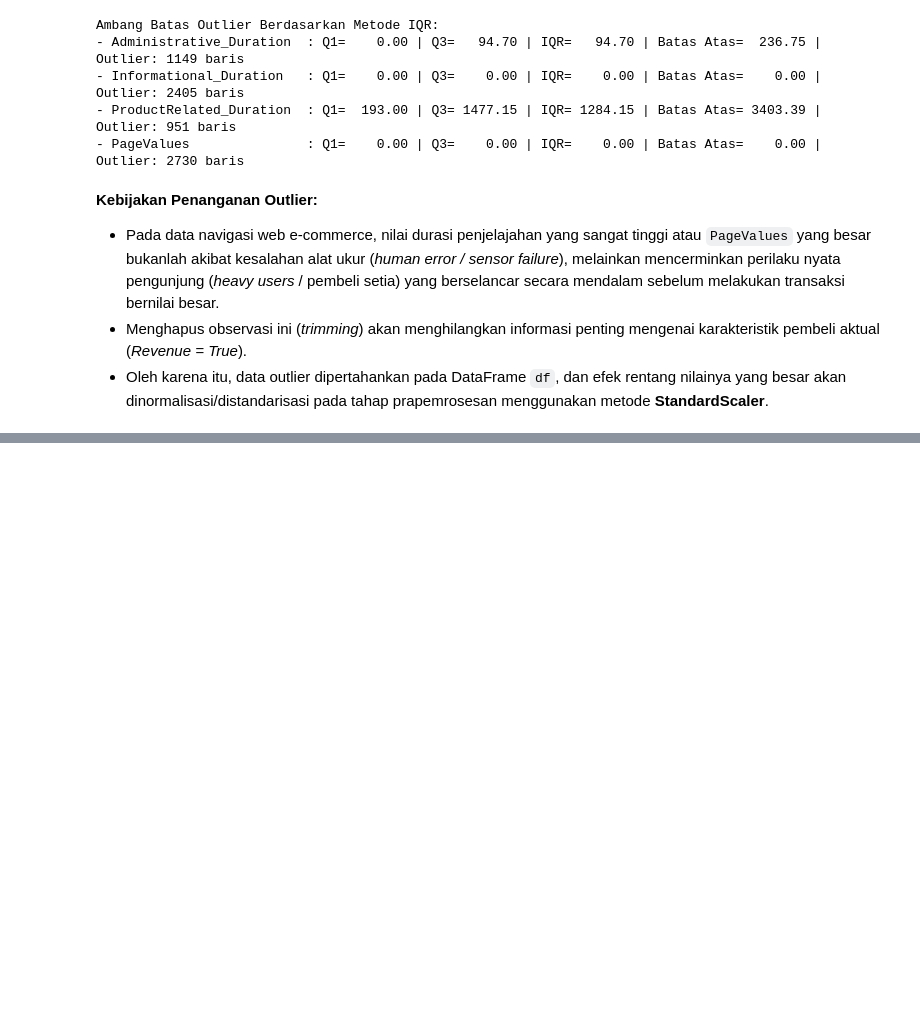
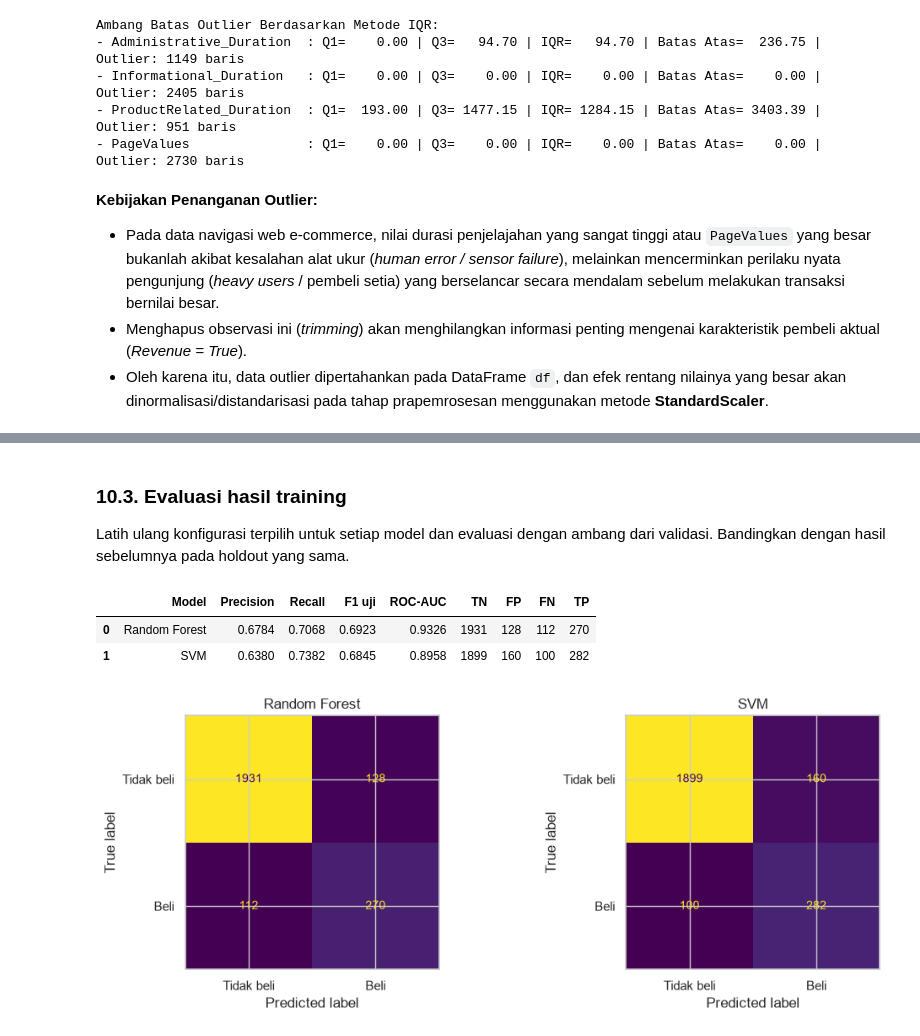
Before and after one commit to oktavianprstyd/MauArgonAtauAstra, a Jupyter notebook: notebook.ipynb, the cells around one changed output, grey strips where cells are left out. Cells and saved outputs as stored; diff of their text form; code cells hidden in the pictures; blank space fills up the shorter version.

```diff
--- a/notebook.ipynb
+++ b/notebook.ipynb
@@ -625,0 +989,42 @@ Data bersih dan terstandarisasi siap untuk tahap pemodelan Machine Learning!
+# %% [markdown]
+### 10.3. Evaluasi hasil training
+
+Latih ulang konfigurasi terpilih untuk setiap model dan evaluasi dengan ambang dari validasi. Bandingkan dengan hasil sebelumnya pada holdout yang sama.
+# %%
+prediksi_akhir, skor_akhir = {}, {}
+for kandidat in pemenang_akhir.to_dict('records'):
+    nama, fitur = kandidat['Model'], kandidat['Fitur']
+    pipeline = kandidat['Pipeline'].fit(X_train_plus[fitur], y_train)
+    skor = getattr(pipeline, metode_skor[nama])(X_test_plus[fitur])
+    skor_akhir[nama] = skor[:, 1] if nama == 'Random Forest' else skor
+    prediksi_akhir[nama] = skor_akhir[nama] >= kandidat['Ambang']
+# %%
+hasil_akhir = []
+for nama, prediksi in prediksi_akhir.items():
+    tn, fp, fn, tp = confusion_matrix(y_test, prediksi, labels=[0, 1]).ravel()
+    hasil_akhir.append({
+        'Model': nama,
+        'Precision': precision_score(y_test, prediksi, zero_division=0),
+        'Recall': recall_score(y_test, prediksi, zero_division=0),
+        'F1 uji': f1_score(y_test, prediksi),
+        'ROC-AUC': roc_auc_score(y_test, skor_akhir[nama]),
+        'TN': tn, 'FP': fp, 'FN': fn, 'TP': tp,
+    })
+hasil_akhir = pd.DataFrame(hasil_akhir)
+display(hasil_akhir.round(4))
+# %% [output]
+|  | Model | Precision | Recall | F1 uji | ROC-AUC | TN | FP | FN | TP |
+| 0 | Random Forest | 0.6784 | 0.7068 | 0.6923 | 0.9326 | 1931 | 128 | 112 | 270 |
+| 1 | SVM | 0.6380 | 0.7382 | 0.6845 | 0.8958 | 1899 | 160 | 100 | 282 |
+# %%
+fig, axes = plt.subplots(1, 2, figsize=(11, 4))
+for ax, (nama, prediksi) in zip(axes, prediksi_akhir.items()):
+    ConfusionMatrixDisplay.from_predictions(
+        y_test, prediksi, labels=[0, 1], display_labels=['Tidak beli', 'Beli'],
+        ax=ax, colorbar=False,
+    )
+    ax.set_title(nama)
+fig.tight_layout()
+plt.show()
+# %% [output]
+[figure, added]
```
Also changed, not shown: parts of 85 cells of this notebook, 1 other file.
